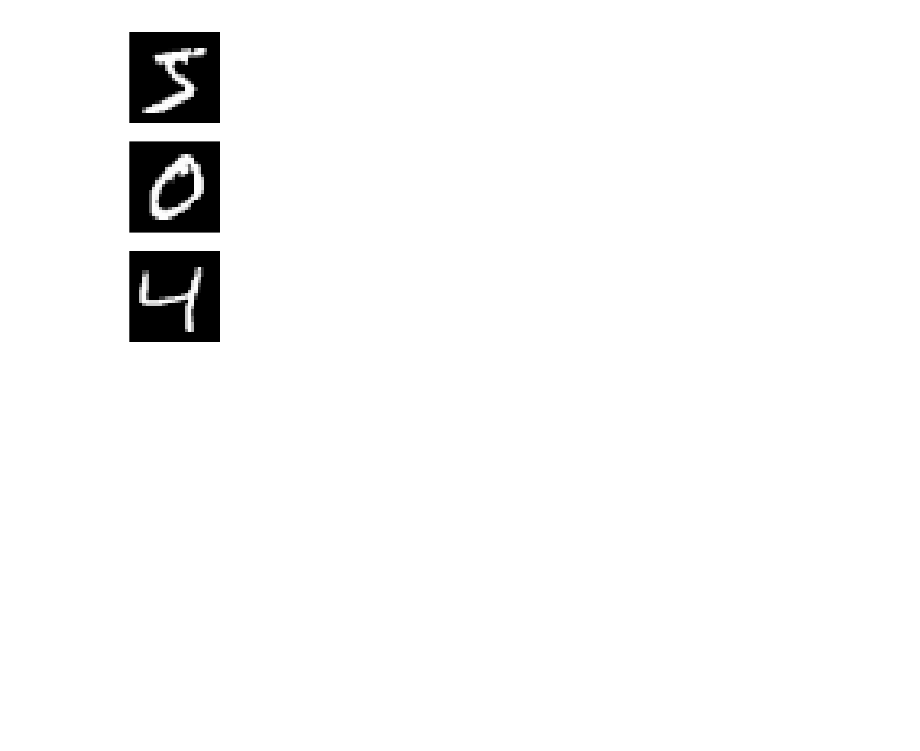
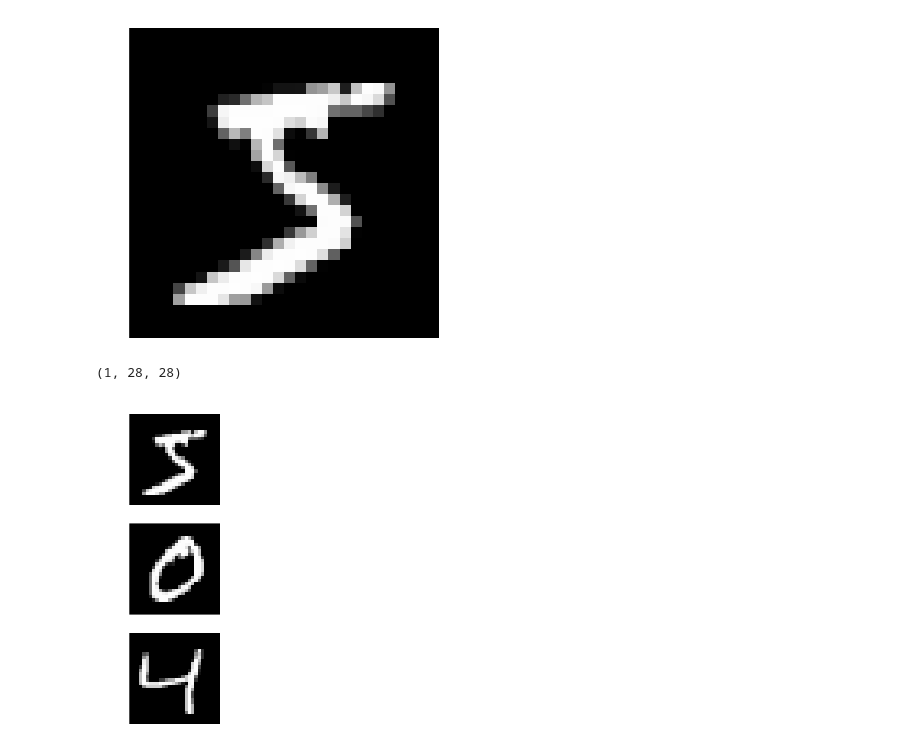
Before and after one commit to botcs/deepscratch, a Jupyter notebook: demo/mnist_test/conv_probe.ipynb, the cells around one changed output. Cells and saved outputs as stored; diff of their text form; code cells hidden in the pictures; blank space fills up the shorter version.

```diff
--- a/demo/mnist_test/conv_probe.ipynb
+++ b/demo/mnist_test/conv_probe.ipynb
@@ -188,3 +161,8 @@ imshow(nn[1].kernels)
+# %%
+imshow(train[0][0])
+# %% [output]
+[figure, added]
+(1, 28, 28)
 # %%
 nn.get_output(train[0][:3])
 imshow(nn[0].output)
```
Also changed, not shown: parts of 4 cells of this notebook, 11 other files.
